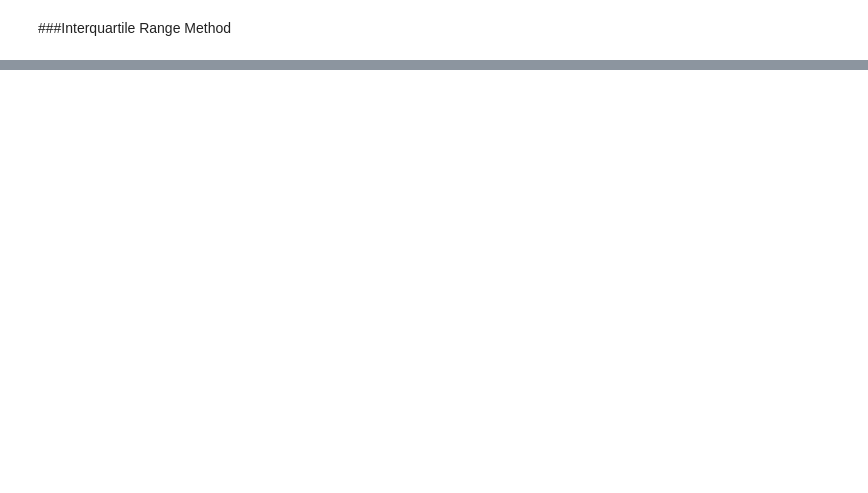
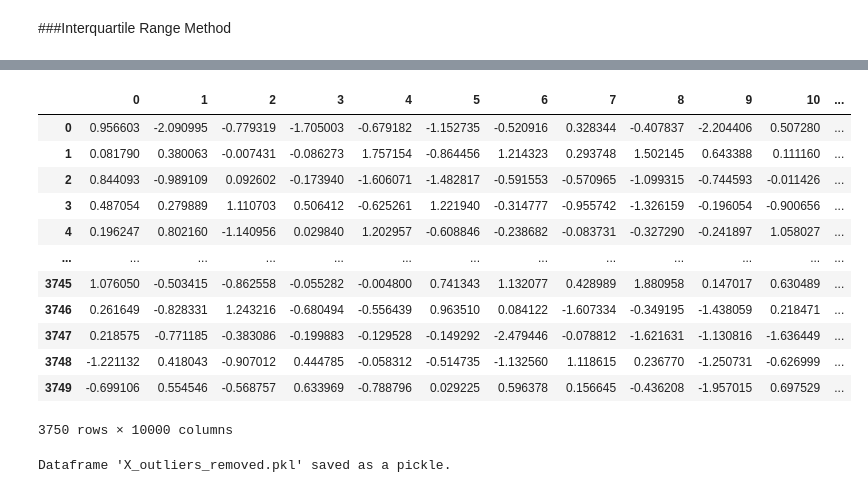
Before and after one commit to MLBartkowiakChojnacki/ML_PROJECT_2022, a Jupyter notebook: notebooks/handling_outliers.ipynb, the cells around one changed output, grey strips where cells are left out. Cells and saved outputs as stored; diff of their text form; code cells hidden in the pictures; blank space fills up the shorter version.

```diff
--- a/notebooks/handling_outliers.ipynb
+++ b/notebooks/handling_outliers.ipynb
@@ -85,0 +64,31 @@ Non-outlier observations: 3731
+# %%
+X_nans = X_std.mask(X_outliers_rem == True, np.nan)
+# %%
+from sklearn.impute import KNNImputer
+
+def replace_missing_values(dataset: pd.DataFrame, n_neighbors: int) -> pd.DataFrame:
+    knn_imputer = KNNImputer(n_neighbors=n_neighbors)
+    imputed_df = knn_imputer.fit_transform(dataset)
+    return pd.DataFrame(imputed_df)
+# %%
+# replacing missing values
+X_final = replace_missing_values(X_nans, 5)
+X_final
+# %% [output]
+|  | 0 | 1 | 2 | 3 | 4 | 5 | 6 | 7 | 8 | 9 | 10 | ... |
+| 0 | 0.956603 | -2.090995 | -0.779319 | -1.705003 | -0.679182 | -1.152735 | -0.520916 | 0.328344 | -0.407837 | -2.204406 | 0.507280 | ... |
+| 1 | 0.081790 | 0.380063 | -0.007431 | -0.086273 | 1.757154 | -0.864456 | 1.214323 | 0.293748 | 1.502145 | 0.643388 | 0.111160 | ... |
+| 2 | 0.844093 | -0.989109 | 0.092602 | -0.173940 | -1.606071 | -1.482817 | -0.591553 | -0.570965 | -1.099315 | -0.744593 | -0.011426 | ... |
+| 3 | 0.487054 | 0.279889 | 1.110703 | 0.506412 | -0.625261 | 1.221940 | -0.314777 | -0.955742 | -1.326159 | -0.196054 | -0.900656 | ... |
+| 4 | 0.196247 | 0.802160 | -1.140956 | 0.029840 | 1.202957 | -0.608846 | -0.238682 | -0.083731 | -0.327290 | -0.241897 | 1.058027 | ... |
+| ... | ... | ... | ... | ... | ... | ... | ... | ... | ... | ... | ... | ... |
+| 3745 | 1.076050 | -0.503415 | -0.862558 | -0.055282 | -0.004800 | 0.741343 | 1.132077 | 0.428989 | 1.880958 | 0.147017 | 0.630489 | ... |
+| 3746 | 0.261649 | -0.828331 | 1.243216 | -0.680494 | -0.556439 | 0.963510 | 0.084122 | -1.607334 | -0.349195 | -1.438059 | 0.218471 | ... |
+| 3747 | 0.218575 | -0.771185 | -0.383086 | -0.199883 | -0.129528 | -0.149292 | -2.479446 | -0.078812 | -1.621631 | -1.130816 | -1.636449 | ... |
+| 3748 | -1.221132 | 0.418043 | -0.907012 | 0.444785 | -0.058312 | -0.514735 | -1.132560 | 1.118615 | 0.236770 | -1.250731 | -0.626999 | ... |
+| 3749 | -0.699106 | 0.554546 | -0.568757 | 0.633969 | -0.788796 | 0.029225 | 0.596378 | 0.156645 | -0.436208 | -1.957015 | 0.697529 | ... |
+3750 rows × 10000 columns
+# %%
+save_df_as_pkl(X_final, data_directory, 'X_outliers_removed')
+# %% [output]
+Dataframe 'X_outliers_removed.pkl' saved as a pickle.
```
Also changed, not shown: parts of 11 cells of this notebook.
